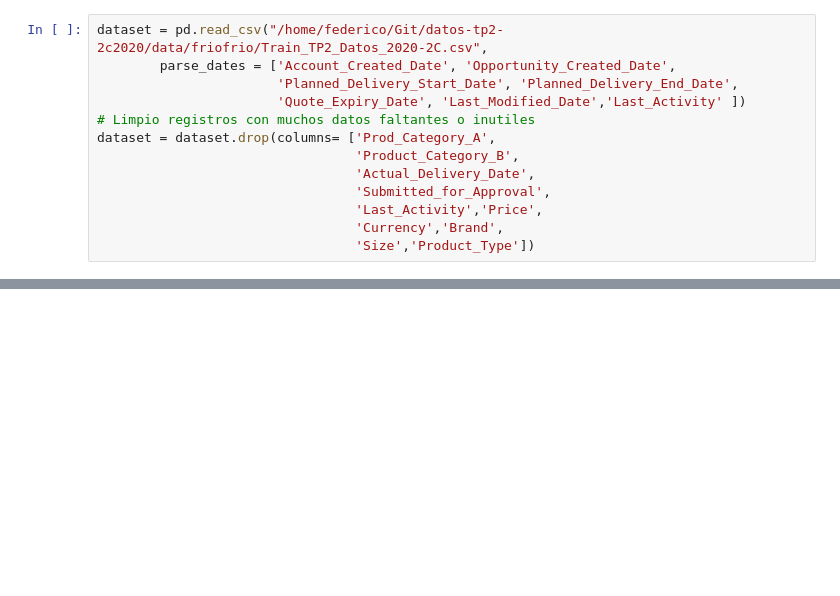
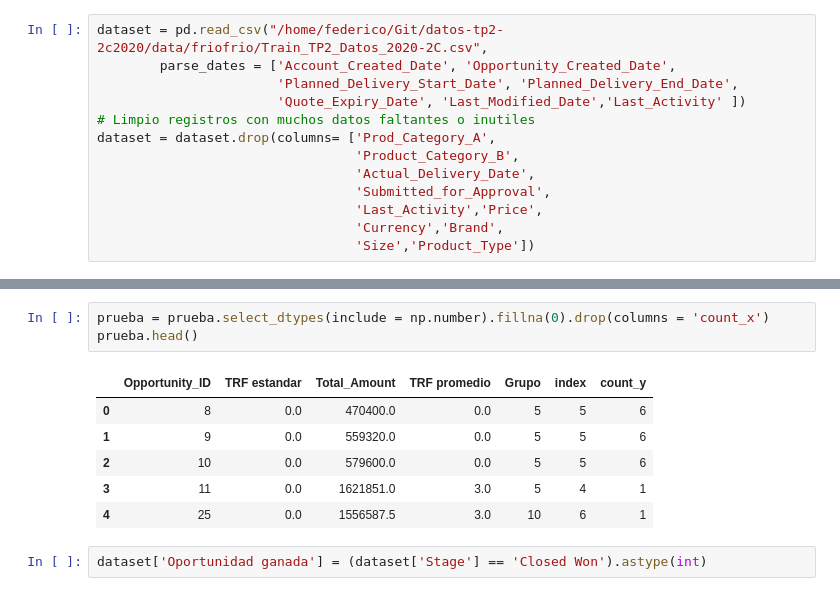
Before and after one commit to nazar9318/datos-tp2-2c2020, a Jupyter notebook: pruebas.ipynb, the cells around one changed output, grey strips where cells are left out. Drawn from its saved outputs; the diff is of its cells as text; blank space fills up the shorter version.

```diff
--- a/pruebas.ipynb
+++ b/pruebas.ipynb
@@ -181,0 +73,12 @@ Name: ganadas_vs_totales, dtype: float64
+# %%
+prueba = prueba.select_dtypes(include = np.number).fillna(0).drop(columns = 'count_x')
+prueba.head()
+# %% [output]
+|  | Opportunity_ID | TRF estandar | Total_Amount | TRF promedio | Grupo | index | count_y |
+| 0 | 8 | 0.0 | 470400.0 | 0.0 | 5 | 5 | 6 |
+| 1 | 9 | 0.0 | 559320.0 | 0.0 | 5 | 5 | 6 |
+| 2 | 10 | 0.0 | 579600.0 | 0.0 | 5 | 5 | 6 |
+| 3 | 11 | 0.0 | 1621851.0 | 3.0 | 5 | 4 | 1 |
+| 4 | 25 | 0.0 | 1556587.5 | 3.0 | 10 | 6 | 1 |
+# %%
+dataset['Oportunidad ganada'] = (dataset['Stage'] == 'Closed Won').astype(int)
```
Also changed, not shown: parts of 51 cells of this notebook, 8 other files.
